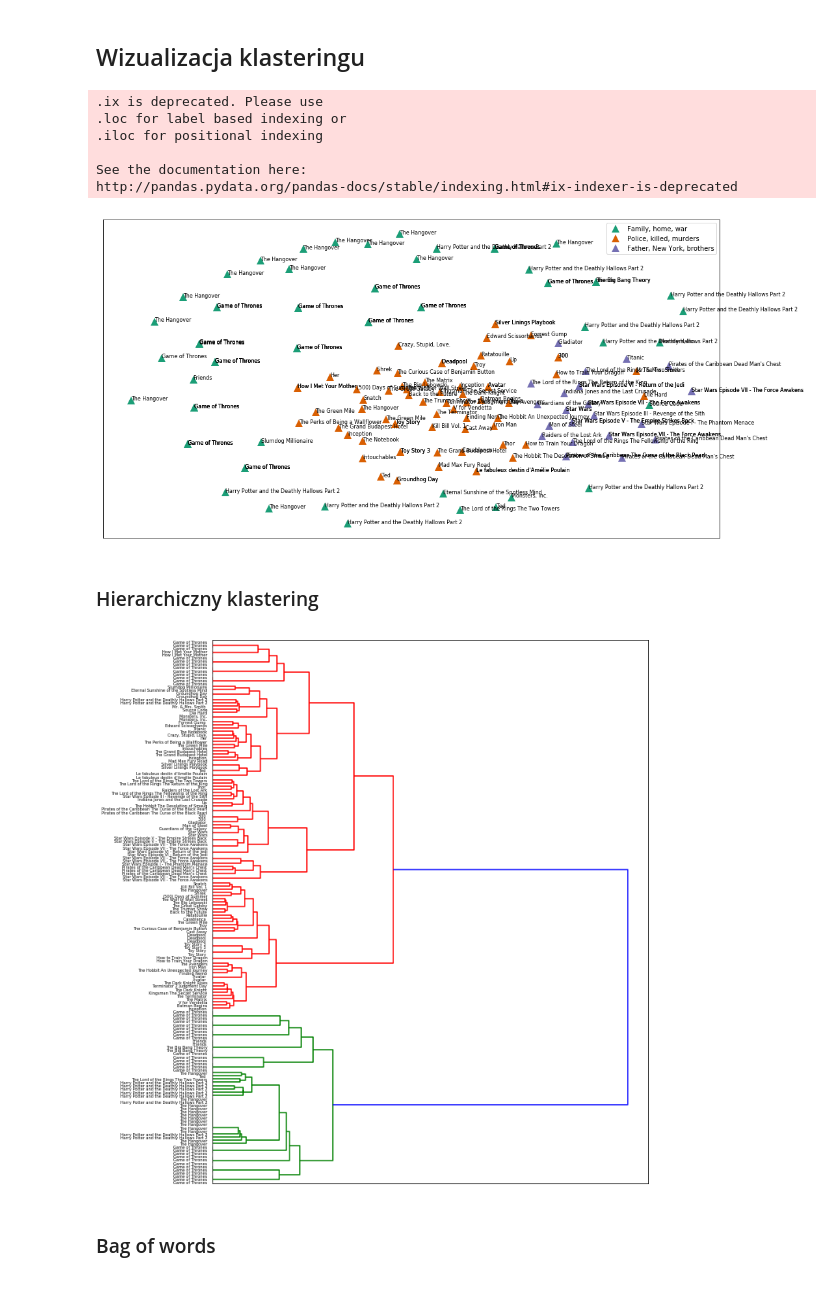
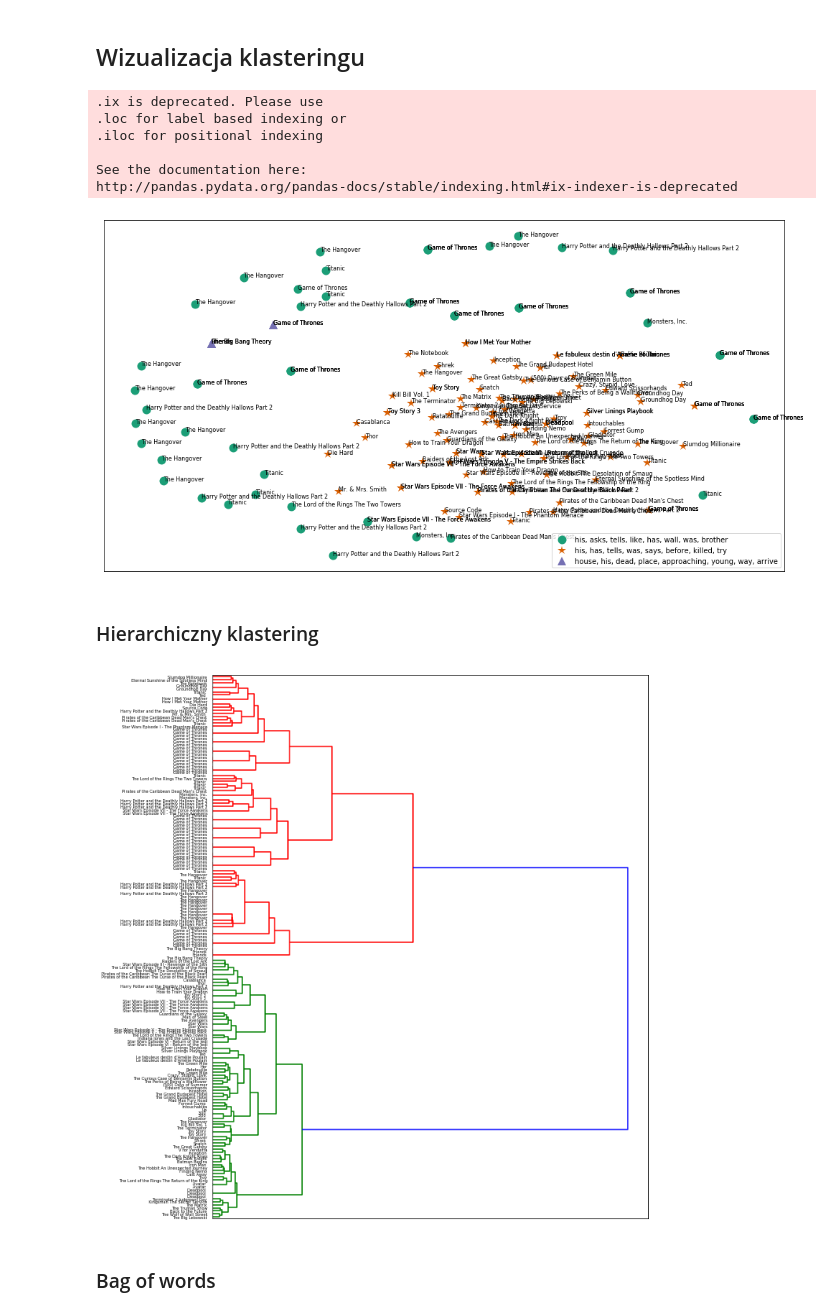
Before and after one commit to MartaKapielska/IMDBScraper, a Jupyter notebook: Synapses_Movies_Analysis.ipynb, the cells around one changed output. Drawn from its saved outputs; the diff is of its cells as text; code cells hidden in the pictures.

```diff
--- a/Synapses_Movies_Analysis.ipynb
+++ b/Synapses_Movies_Analysis.ipynb
@@ -65,20 +66,30 @@ from sklearn.cluster import KMeans
 # %% [markdown]
 ##  Konkatenacja danych
 # %%
-path =r'data'
-allFiles = glob.glob(path + "/*.txt")
-rank = list(range(1, 170))
+cwd = os.getcwd()
+print(cwd)
+targetdir = "/home/g.mika/Documents/Untitled Folder/IMDB_keyword_analyzer/movies_txt_storylines/"
+filelist = os.listdir(targetdir)
+#if file.endswith(".txt"):
+
+rank = list(range(1, 177))
 movies_df = pd.DataFrame(index = [rank])
 list_ = []
-for index, file_ in enumerate(allFiles):
-    df = pd.read_csv(file_,sep=';;;',header=None)
+
+#df_list = [pd.read_table(targetdir + file, encoding='utf-8', engine='python') for file in filelist]
+
+for index, file_ in enumerate(filelist):
+    df = pd.read_csv(targetdir + file_,skipinitialspace=True,sep=';;;', header=None)
     df.columns = ['synopses']
+
     file_ = file_.split("/")
-    file_ = file_[1].split("_")
+    file_ = file_[0].split("_")
     genre = file_[1].split(".")
     genre2 = re.sub('\d+', '', genre[0])
     df['titles'] = file_[0]
     df['genres'] = genre2
+    title_prev = ''
     list_.append(df)
 
 movies_df = pd.concat(list_)
+movies_df
@@ -266,15 +280,9 @@ print()
 order_centroids = km.cluster_centers_.argsort()[:, ::-1]
 for i in range(num_clusters):
     print("Cluster %d words:" % i, end='')
-    for ind in order_centroids[i, :5]:
+    for ind in order_centroids[i, :8]:
         print(' %s' % vocab_frame.ix[terms[ind].split(' ')].values.tolist()[0][0].encode('utf-8', 'ignore'), end=',')
     print()
-    print()
-    print("Cluster %d titles:" % i, end='')
-    #for title in movies_clusters_df.ix[i]['titles'].values.tolist():
-    #    print(' %s,' % titles, end='')
-    print()
-    print()
 # %% [output]
 Top terms per cluster:
 
@@ -328,9 +328,9 @@ def strip_proppers_POS(text):
 cluster_colors = {0: '#1b9e77', 1: '#d95f02', 2: '#7570b3', 3: '#e7298a', 4: '#66a61e'}
 
 #set up cluster names using a dict
-cluster_names = {0: 'likes', 'asks', 'tells',
-                 1: 'tells', 'saying', 'before',
-                 2: 'ships', 'forced', 'escape'}
+cluster_names = {0: 'his, asks, tells, like, has, wall, was, brother',
+                 1: 'his, has, tells, was, says, before, killed, try',
+                 2: 'house, his, dead, place, approaching, young, way, arrive'}
 # %%
 %matplotlib inline
 # %%
@@ -339,48 +339,48 @@ df = pd.DataFrame(dict(x=xs, y=ys, label=clusters, title=titles))
 
 #group by cluster
 groups = df.groupby('label')
-
+m = ['o', '*', '^']
 # set up plot
 fig, ax = plt.subplots(figsize=(17, 9)) # set size
 ax.margins(0.05) # Optional, just adds 5% padding to the autoscaling
 #iterate through groups to layer the plot
 #note that I use the cluster_name and cluster_color dicts with the 'name' lookup to return the appropriate color/label
 for name, group in groups:
-    ax.plot(group.x, group.y, marker='^', linestyle='', ms=12, label=cluster_names[name], color=cluster_colors[name], mec='none')
+    ax.plot(group.x, group.y, marker=m[name], linestyle='', ms=12, label=cluster_names[name], color=cluster_colors[name], mec='none')
     ax.set_aspect('auto')
     ax.tick_params(\
         axis= 'x',          # changes apply to the x-axis
         which='both',      # both major and minor ticks are affected
         bottom='off',      # ticks along the bottom edge are off
         top='off',         # ticks along the top edge are off
         labelbottom='off')
     ax.tick_params(\
         axis= 'y',         # changes apply to the y-axis
         which='both',      # both major and minor ticks are affected
         left='off',      # ticks along the bottom edge are off
         top='off',         # ticks along the top edge are off
         labelleft='off')
 
 ax.legend(numpoints=1)  #show legend with only 1 point
 
 #add label in x,y position with the label as the film title
 for i in range(len(df)):
     ax.text(df.ix[i]['x'], df.ix[i]['y'], df.ix[i]['title'], size=8)
 
 
 
 plt.show() #show the plot
 
 #uncomment the below to save the plot if need be
 #plt.savefig('clusters_small_noaxes.png', dpi=200)
 # %% [output]
 .ix is deprecated. Please use
 .loc for label based indexing or
 .iloc for positional indexing
 
 See the documentation here:
 http://pandas.pydata.org/pandas-docs/stable/indexing.html#ix-indexer-is-deprecated
-[figure, old version]
+[figure, new version]
 # %% [markdown]
 ### Hierarchiczny klastering
 # %%
@@ -403,7 +403,7 @@ plt.tight_layout() #show plot with tight layout
 #uncomment below to save figure
 plt.savefig('ward_clusters.png', dpi=200) #save figure as ward_clusters
 # %% [output]
-[figure, old version]
+[figure, new version]
 # %% [markdown]
 ### Bag of words
 # %%
```
Also changed, not shown: parts of 14 cells of this notebook.
